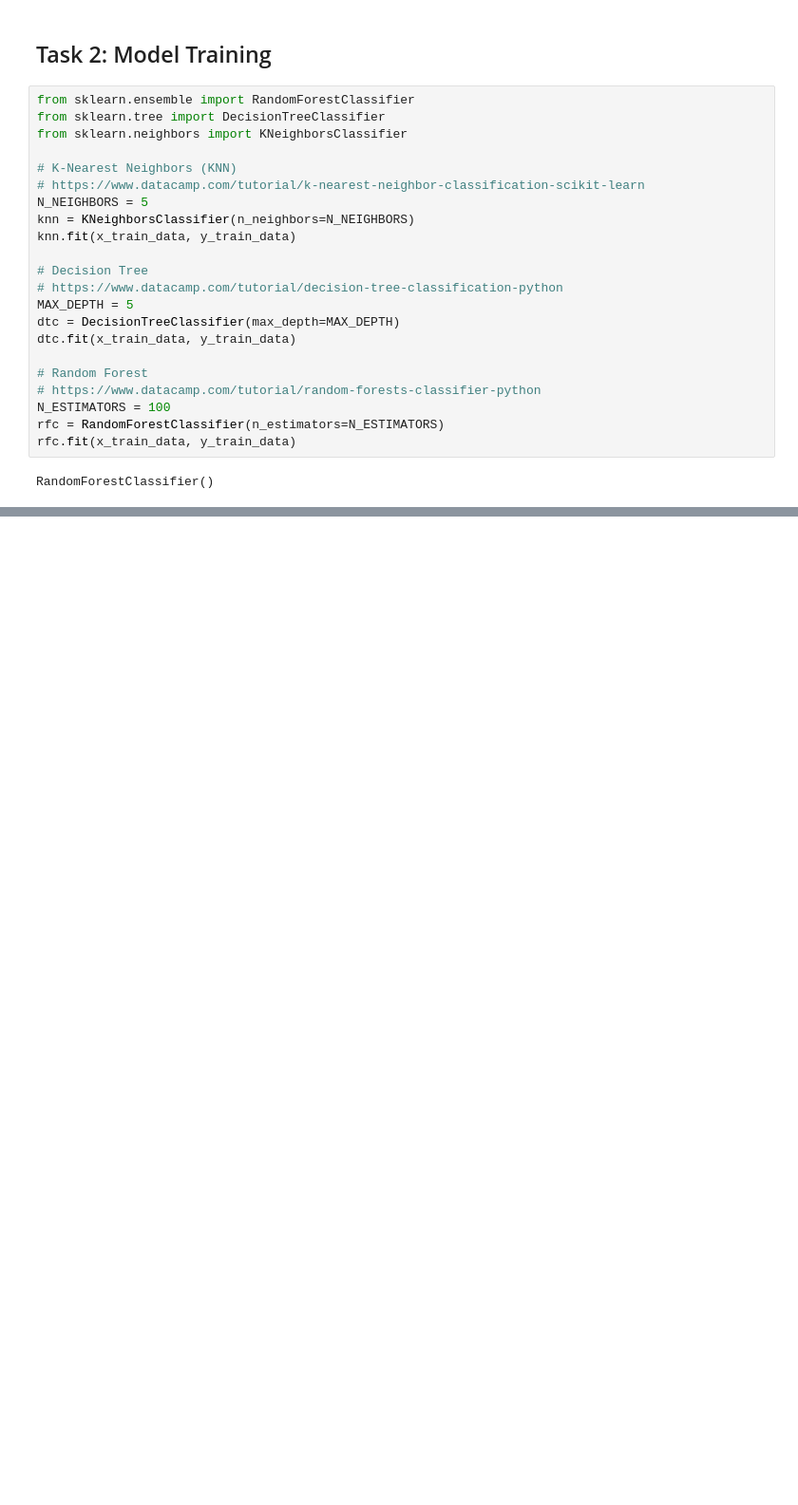
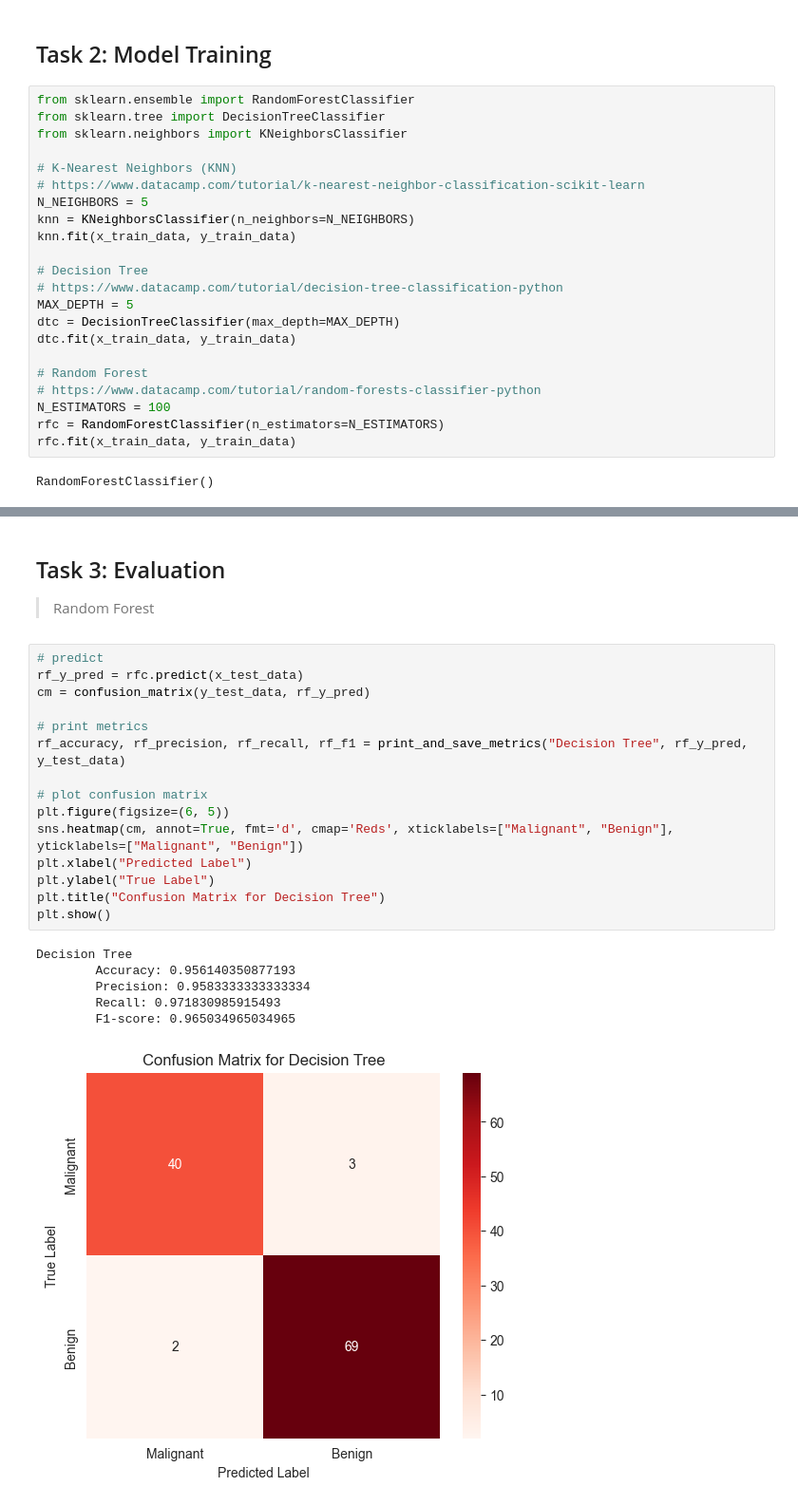
Before and after one commit to dlg1206/ICS-635, a Jupyter notebook: assignment1/assignment1.ipynb, the cells around one changed output, grey strips where cells are left out. Shown: that part at 95% size. Saved outputs shown, nothing was run; the diff lists cells and outputs as text; blank space fills up the shorter version.

```diff
--- a/assignment1/assignment1.ipynb
+++ b/assignment1/assignment1.ipynb
@@ -48,0 +133,25 @@ RandomForestClassifier()
+# %% [markdown]
+## Task 3: Evaluation
+> Random Forest
+# %%
+# predict
+rf_y_pred = rfc.predict(x_test_data)
+cm = confusion_matrix(y_test_data, rf_y_pred)
+
+# print metrics
+rf_accuracy, rf_precision, rf_recall, rf_f1 = print_and_save_metrics("Decision Tree", rf_y_pred, y_test_data)
+
+# plot confusion matrix
+plt.figure(figsize=(6, 5))
+sns.heatmap(cm, annot=True, fmt='d', cmap='Reds', xticklabels=["Malignant", "Benign"], yticklabels=["Malignant", "Benign"])
+plt.xlabel("Predicted Label")
+plt.ylabel("True Label")
+plt.title("Confusion Matrix for Decision Tree")
+plt.show()
+# %% [output]
+Decision Tree
+        Accuracy: 0.956140350877193
+        Precision: 0.9583333333333334
+        Recall: 0.971830985915493
+        F1-score: 0.965034965034965
+[figure, added]
```
Also changed, not shown: parts of 8 cells of this notebook.
